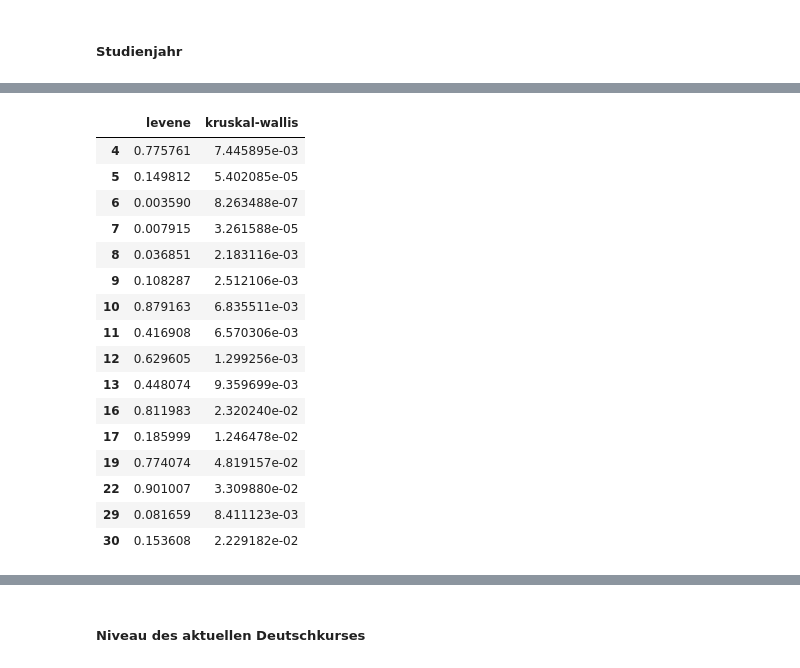
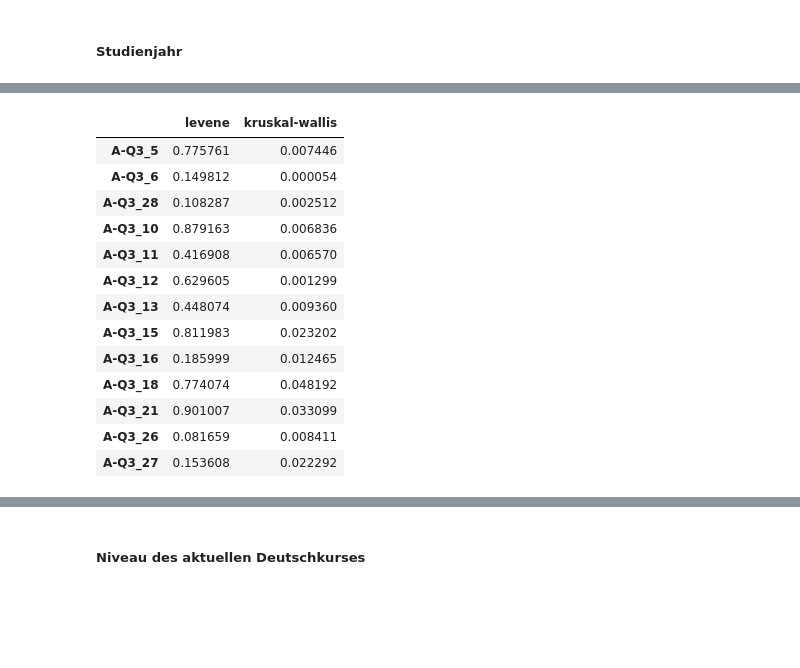
Before and after one commit to martinakienberger/Dissertation_LIS, a Jupyter notebook: Datenanalyse_Inferenz.ipynb, the cells around one changed output, grey strips where cells are left out. Saved outputs shown, nothing was run; the diff lists cells and outputs as text; code cells hidden in the pictures; blank space fills up the shorter version.

```diff
--- a/Datenanalyse_Inferenz.ipynb
+++ b/Datenanalyse_Inferenz.ipynb
@@ -179,20 +194,24 @@ lst = Liste_A_Q2
 levene_test = []
 for col in lst:
     levene_test.append(stats.levene(data[col][data[var]==1],
-                      data[col][data[var]==2],
-                      data[col][(data[var]==3) | (data[var]==4)],
-                      data[col][data[var]==8]).pvalue)
+                        data[col][data[var]==2],
+                        data[col][(data[var]==3) | (data[var]==4)],
+                        data[col][(data[var]==5) | (data[var]==6) | (data[var]==7) | (data[var]==8)]).pvalue)
 
 kruskal_test = []
 for col in lst:
     kruskal_test.append(stats.kruskal(data[col][data[var]==1],
-                      data[col][data[var]==2],
-                      data[col][(data[var]==3) | (data[var]==4)],
-                      data[col][data[var]==8]).pvalue)
+                        data[col][data[var]==2],
+                        data[col][(data[var]==3) | (data[var]==4)],
+                        data[col][(data[var]==5) | (data[var]==6) | (data[var]==7) | (data[var]==8)]).pvalue)
 
 df = pd.DataFrame(levene_test)
 df.rename(columns={0:'levene'}, inplace=True)
 df['kruskal-wallis'] = kruskal_test
-df[df['kruskal-wallis'] < 0.05]
+df_result = df[(df['levene'] > 0.05) & (df['kruskal-wallis'] < 0.05)]
+
+df_result.index = [Liste_A_Q2[ind] for ind in df_result.index]
+
+df_result
 # %% [output]
 |  | levene | kruskal-wallis |
@@ -278,44 +329,45 @@ df_spearman(Daten,'D-Q2b',Liste_A_Q2,lim=0.2)
 # %%
 data = Daten_A3[Daten_A3['D-Q2b']!=0]
 var = 'D-Q2b'
 lst = Liste_A_Q3
 
 levene_test = []
 for col in lst:
     levene_test.append(stats.levene(data[col][data[var]==1],
                       data[col][data[var]==2],
                       data[col][data[var]==3],
                       data[col][data[var]==4]).pvalue)
 
 kruskal_test = []
 for col in lst:
     kruskal_test.append(stats.kruskal(data[col][data[var]==1],
                       data[col][data[var]==2],
                       data[col][data[var]==3],
                       data[col][data[var]==4]).pvalue)
 
 df = pd.DataFrame(levene_test)
 df.rename(columns={0:'levene'}, inplace=True)
 df['kruskal-wallis'] = kruskal_test
-df[df['kruskal-wallis'] < 0.05]
+df_result = df[(df['levene'] > 0.05) & (df['kruskal-wallis'] < 0.05)]
+
+df_result.index = [Liste_A_Q3[ind] for ind in df_result.index]
+
+df_result
 # %% [output]
 |  | levene | kruskal-wallis |
-| 4 | 0.775761 | 7.445895e-03 |
-| 5 | 0.149812 | 5.402085e-05 |
-| 6 | 0.003590 | 8.263488e-07 |
-| 7 | 0.007915 | 3.261588e-05 |
-| 8 | 0.036851 | 2.183116e-03 |
-| 9 | 0.108287 | 2.512106e-03 |
-| 10 | 0.879163 | 6.835511e-03 |
-| 11 | 0.416908 | 6.570306e-03 |
-| 12 | 0.629605 | 1.299256e-03 |
-| 13 | 0.448074 | 9.359699e-03 |
-| 16 | 0.811983 | 2.320240e-02 |
-| 17 | 0.185999 | 1.246478e-02 |
-| 19 | 0.774074 | 4.819157e-02 |
-| 22 | 0.901007 | 3.309880e-02 |
-| 29 | 0.081659 | 8.411123e-03 |
-| 30 | 0.153608 | 2.229182e-02 |
+| A-Q3_5 | 0.775761 | 0.007446 |
+| A-Q3_6 | 0.149812 | 0.000054 |
+| A-Q3_28 | 0.108287 | 0.002512 |
+| A-Q3_10 | 0.879163 | 0.006836 |
+| A-Q3_11 | 0.416908 | 0.006570 |
+| A-Q3_12 | 0.629605 | 0.001299 |
+| A-Q3_13 | 0.448074 | 0.009360 |
+| A-Q3_15 | 0.811983 | 0.023202 |
+| A-Q3_16 | 0.185999 | 0.012465 |
+| A-Q3_18 | 0.774074 | 0.048192 |
+| A-Q3_21 | 0.901007 | 0.033099 |
+| A-Q3_26 | 0.081659 | 0.008411 |
+| A-Q3_27 | 0.153608 | 0.022292 |
 # %%
 df_spearman(Daten_A3,'D-Q2b',Liste_A_Q3,lim=0.2)
 # %% [output]
```
Also changed, not shown: parts of 38 cells of this notebook.
